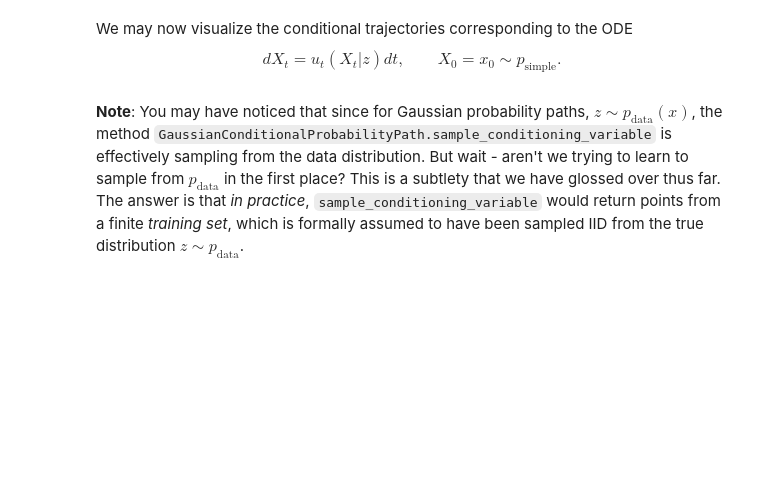
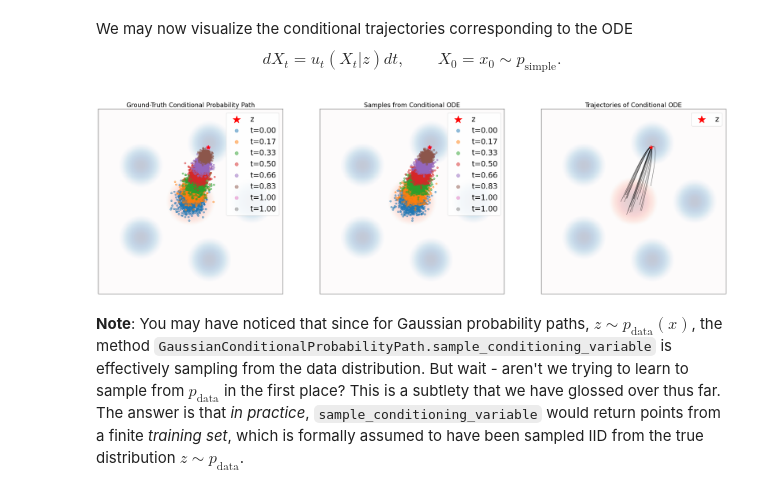
Before and after one commit to dprovaso/Diffusion-model-with-pytorch, a Jupyter notebook: lab_two.ipynb, the cells around one changed output. Saved outputs shown, nothing was run; the diff lists cells and outputs as text; code cells hidden in the pictures; blank space fills up the shorter version.

```diff
--- a/lab_two.ipynb
+++ b/lab_two.ipynb
@@ -723,7 +747,7 @@ class ConditionalVectorFieldODE(ODE):
 #######################
 num_samples = 1000
 num_timesteps = 1000
-num_marginals = 3
+num_marginals = 6
 
 ########################
 # Setup path and plot  #
@@ -745,7 +769,7 @@ x_bounds = [-scale,scale]
 y_bounds = [-scale,scale]
 
 # Sample conditioning variable z
-torch.cuda.manual_seed(1)
+torch.cuda.manual_seed(1) # sets the seed for the random number generator, so each time you run the code you get the same random numbers.
 z = path.sample_conditioning_variable(1) # (1,2)
 
 ######################################
@@ -771,13 +795,17 @@ ode = ConditionalVectorFieldODE(path, z)
 simulator = EulerSimulator(ode)
 x0 = path.p_simple.sample(num_samples) # (num_samples, 2)
 ts = torch.linspace(0.0, 1.0, num_timesteps).view(1,-1,1).expand(num_samples,-1,1).to(device) # (num_samples, nts, 1)
+## .view(1,-1,1) Reshapes to: (1, num_timesteps, 1)
+## Example: (1, 100, 1), The -1 means "infer this dimension"
+## .expand(num_samples,-1,1) repeats the tensor along the first dimension (num_samples times), i.e. reshapes to (num_samples, num_timesteps, 1)
+## final result: (num_samples, num_timesteps, 1) in GPU/CPU
 xts = simulator.simulate_with_trajectory(x0, ts) # (bs, nts, dim)
 
 # Extract every n-th integration step to plot
 every_n = record_every(num_timesteps=num_timesteps, record_every=num_timesteps // num_marginals)
 xts_every_n = xts[:,every_n,:] # (bs, nts // n, dim)
 ts_every_n = ts[0,every_n] # (nts // n,)
-for plot_idx in range(xts_every_n.shape[1]):
+for plot_idx in range(xts_every_n.shape[1]):  ## If xts_every_n has shape (50, 11, 2), then shape[1] = 11
     tt = ts_every_n[plot_idx].item()
     ax.scatter(xts_every_n[:,plot_idx,0].detach().cpu(), xts_every_n[:,plot_idx,1].detach().cpu(), marker='o', alpha=0.5, label=f't={tt:.2f}')
 ax.legend(prop={'size': legend_size}, loc='upper right', markerscale=markerscale)
@@ -800,36 +828,38 @@ ax.scatter(z[:,0].cpu(), z[:,1].cpu(), marker='*', color='red', s=200, label='z'
 imshow_density(density=p_simple, x_bounds=x_bounds, y_bounds=y_bounds, bins=200, ax=ax, vmin=-10, alpha=0.25, cmap=plt.get_cmap('Reds'))
 imshow_density(density=p_data, x_bounds=x_bounds, y_bounds=y_bounds, bins=200, ax=ax, vmin=-10, alpha=0.25, cmap=plt.get_cmap('Blues'))
 
-for traj_idx in range(15):
+for traj_idx in range(20):
     ax.plot(xts[traj_idx,:,0].detach().cpu(), xts[traj_idx,:,1].detach().cpu(), alpha=0.5, color='black')
 ax.legend(prop={'size': legend_size}, loc='upper right', markerscale=markerscale)
 
 
 ###################################################
 # Graph Ground-Truth Conditional Probability Path #
 ###################################################
 ax = axes[0]
 
 ax.set_xlim(*x_bounds)
 ax.set_ylim(*y_bounds)
 ax.set_xticks([])
 ax.set_yticks([])
 ax.set_title('Ground-Truth Conditional Probability Path', fontsize=20)
 ax.scatter(z[:,0].cpu(), z[:,1].cpu(), marker='*', color='red', s=200, label='z',zorder=20) # Plot z
 
 
 for plot_idx in range(xts_every_n.shape[1]):
     tt = ts_every_n[plot_idx].unsqueeze(0).expand(num_samples, 1)
     zz = z.expand(num_samples, 2)
     marginal_samples = path.sample_conditional_path(zz, tt)
     ax.scatter(marginal_samples[:,0].detach().cpu(), marginal_samples[:,1].detach().cpu(), marker='o', alpha=0.5, label=f't={tt[0,0].item():.2f}')
 
 # Plot source and target
 imshow_density(density=p_simple, x_bounds=x_bounds, y_bounds=y_bounds, bins=200, ax=ax, vmin=-10, alpha=0.25, cmap=plt.get_cmap('Reds'))
 imshow_density(density=p_data, x_bounds=x_bounds, y_bounds=y_bounds, bins=200, ax=ax, vmin=-10, alpha=0.25, cmap=plt.get_cmap('Blues'))
 ax.legend(prop={'size': legend_size}, loc='upper right', markerscale=markerscale)
 
 plt.show()
+# %% [output]
+[figure, added]
 # %% [markdown]
 **Note**: You may have noticed that since for Gaussian probability paths, $z \sim p_{\text{data}}(x)$, the method `GaussianConditionalProbabilityPath.sample_conditioning_variable` is effectively sampling from the data distribution. But wait - aren't we trying to learn to sample from $p_{\text{data}}$ in the first place? This is a subtlety that we have glossed over thus far. The answer is that *in practice*, `sample_conditioning_variable` would return points from a finite *training set*, which is formally assumed to have been sampled IID from the true distribution $z \sim p_{\text{data}}$.
 # %% [markdown]
```
Also changed, not shown: parts of 8 cells of this notebook.
